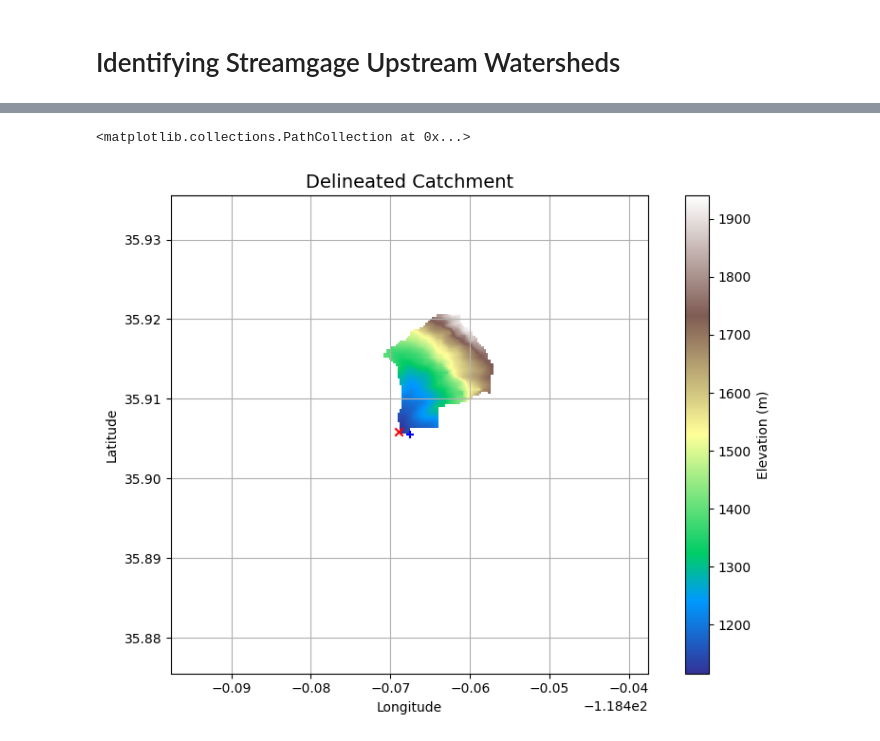
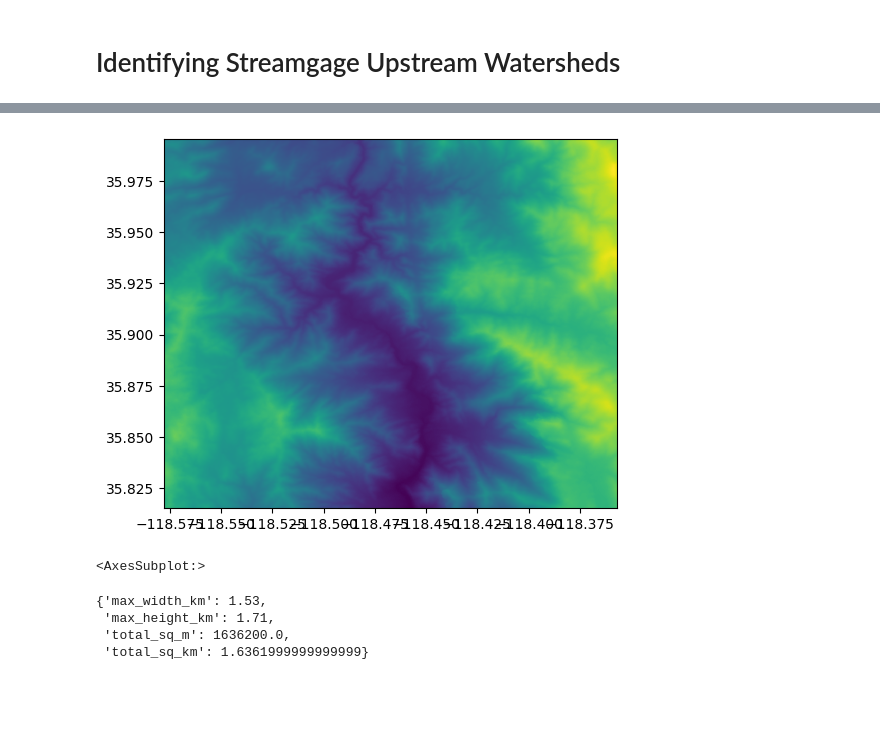
Before and after one commit to MIDS-capstone-fate-of-snow/discharge-estimation, a Jupyter notebook: eda/watersheds/Identifying Streamgage Upstream Watersheds.ipynb, the cells around one changed output, grey strips where cells are left out. Drawn from its saved outputs; the diff is of its cells as text; code cells hidden in the pictures; blank space fills up the shorter version.

```diff
--- a/eda/watersheds/Identifying Streamgage Upstream Watersheds.ipynb
+++ b/eda/watersheds/Identifying Streamgage Upstream Watersheds.ipynb
@@ -83,25 +41,6 @@ my_map
 # %%
 # Export the geotiff to GDrive for the elevation image in the highlighted polygon:
-task = ee.batch.Export.image.toDrive(
-    image=elv,
-    description=f"Elevation data export for streamgage {name}",
-    scale=30,
-    region=roi,
-    fileNamePrefix=f"{name}_100km_elevation",
-    crs="EPSG:4326",
-    fileFormat="GeoTIFF"
-)
-
-t1 = time.time()
-task.start()
-
-while task.active():
-    status = task.status()["state"]
-    if status in "RUNNING":
-        time.sleep(1)
-    else:
-        t2 = time.time()
-        break
-
-print(status)
-print(f"Time = {t2-t1:,.0f} seconds")
+task, filename = save_gee_elv_to_drive(lat, lon, name=name, buffer=10_000, scale=30)
+while task.status()["state"] != "COMPLETED":
+    time.sleep(1)
+print("Complete")
@@ -221,23 +49,15 @@ ax.scatter([x_snap], [y_snap], color="r", marker="x")
-# %%
-# Plot the catchment in the elevation data:
-fig, ax = plt.subplots(figsize=(8,6))
-fig.patch.set_alpha(0)
-
-plt.grid('on', zorder=0)
-clipped_dem = grid.view(dem)
-plt.imshow(np.where(clipped_catch, clipped_dem, np.nan), extent=grid.extent, cmap='terrain', zorder=1)
-plt.colorbar(label='Elevation (m)')
-
-
-plt.xlabel('Longitude')
-plt.ylabel('Latitude')
-plt.title('Delineated Catchment', size=14)
-plt.tight_layout()
-lat_long_buffer = 0.03
-ax.set_xlim(x-lat_long_buffer, x+lat_long_buffer)
-ax.set_ylim(y-lat_long_buffer, y+lat_long_buffer)
-ax.scatter([x], [y], color="b", marker="+")
-ax.scatter([x_snap], [y_snap], color="r", marker="x")
-# %% [output]
-<matplotlib.collections.PathCollection at 0x...>
-[figure, removed]
+# %%
+# Download the file from G:Drive to a local copy:
+drive = connect_to_service_account_gdrive(keys)
+save_to = os.path.join(DATA_DIR, "gage_tiff_files")
+local_files = download_files_from_gdrive(drive, filename, save_to, download_all=True)
+tif_fp = local_files[0]
+# %%
+# Inspect the raw TIF file:
+from rasterio.plot import show
+
+tif_data = rasterio.open(tif_fp)
+show(tif_data, with_bounds=True)
+# %% [output]
+[figure, added]
+<AxesSubplot:>
@@ -243,0 +66,7 @@ ax.scatter([x_snap], [y_snap], color="r", marker="x")
+# %%
+ws.summarize_catchment(30)
+# %% [output]
+{'max_width_km': 1.53,
+ 'max_height_km': 1.71,
+ 'total_sq_m': 1636200.0,
+ 'total_sq_km': 1.6361999999999999}
```
Also changed, not shown: parts of 25 cells of this notebook.
